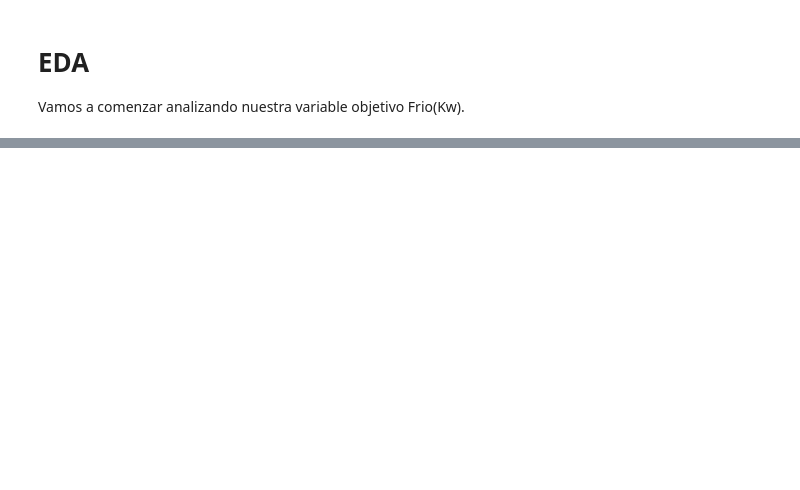
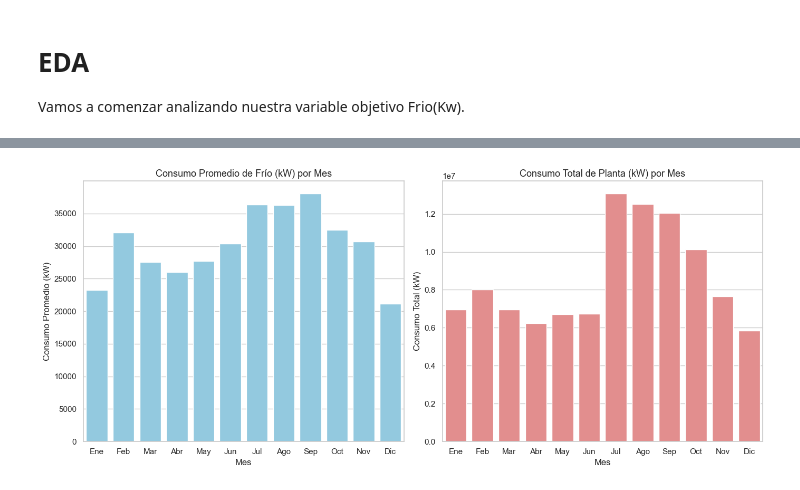
Before and after one commit to DayubMateo/MostoElMostro, a Jupyter notebook: EDA.ipynb, the cells around one changed output, grey strips where cells are left out. Cells and saved outputs as stored; diff of their text form; code cells hidden in the pictures; blank space fills up the shorter version.

```diff
--- a/EDA.ipynb
+++ b/EDA.ipynb
@@ -114,0 +198,48 @@ plt.show()
+# %%
+sns.set(style="whitegrid", palette="deep")
+
+# --- Calcular consumo promedio mensual de frío ---
+consumo_mensual = (
+    df_limpio.groupby("mes")["Frio (Kw)"]
+    .mean()
+    .reset_index()
+    .sort_values("mes")
+)
+
+# --- Calcular consumo total mensual de Planta ---
+planta_mensual = (
+    df_limpio.groupby("mes")["Planta (Kw)"]
+    .sum()
+    .reset_index()
+    .sort_values("mes")
+)
+
+# --- Crear figura con dos gráficos ---
+fig, axes = plt.subplots(1, 2, figsize=(14, 6))
+
+# === Gráfico 1: Consumo Promedio de Frío ===
+sns.barplot(data=consumo_mensual, x="mes", y="Frio (Kw)", color="skyblue", ax=axes[0])
+axes[0].set_title("Consumo Promedio de Frío (kW) por Mes", fontsize=13)
+axes[0].set_xlabel("Mes")
+axes[0].set_ylabel("Consumo Promedio (kW)")
+axes[0].set_xticks(range(0, 12))
+axes[0].set_xticklabels(
+    ["Ene", "Feb", "Mar", "Abr", "May", "Jun",
+     "Jul", "Ago", "Sep", "Oct", "Nov", "Dic"]
+)
+
+# === Gráfico 2: Consumo Total de Planta ===
+sns.barplot(data=planta_mensual, x="mes", y="Planta (Kw)", color="lightcoral", ax=axes[1])
+axes[1].set_title("Consumo Total de Planta (kW) por Mes", fontsize=13)
+axes[1].set_xlabel("Mes")
+axes[1].set_ylabel("Consumo Total (kW)")
+axes[1].set_xticks(range(0, 12))
+axes[1].set_xticklabels(
+    ["Ene", "Feb", "Mar", "Abr", "May", "Jun",
+     "Jul", "Ago", "Sep", "Oct", "Nov", "Dic"]
+)
+
+plt.tight_layout()
+plt.show()
+# %% [output]
+[figure, added]
```
Also changed, not shown: parts of 25 cells of this notebook.
